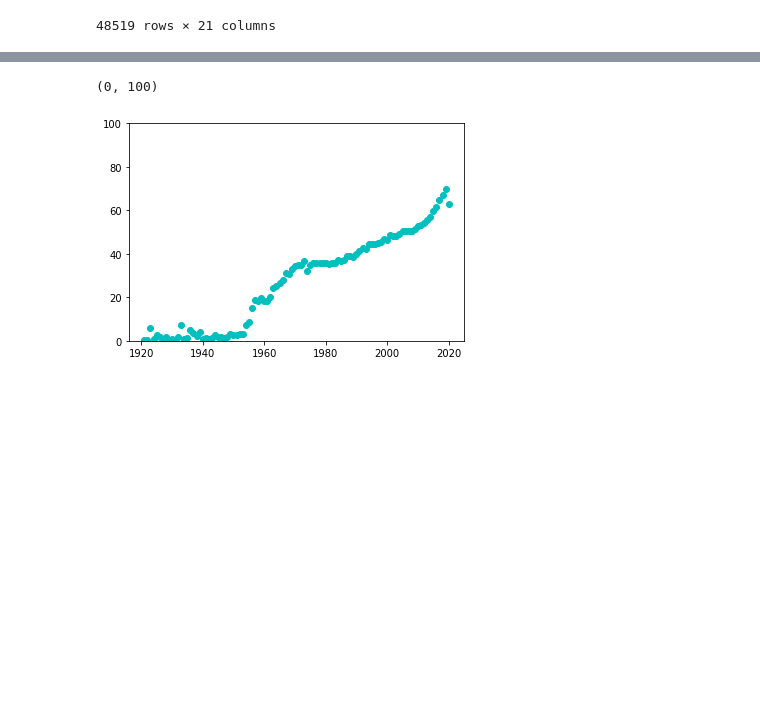
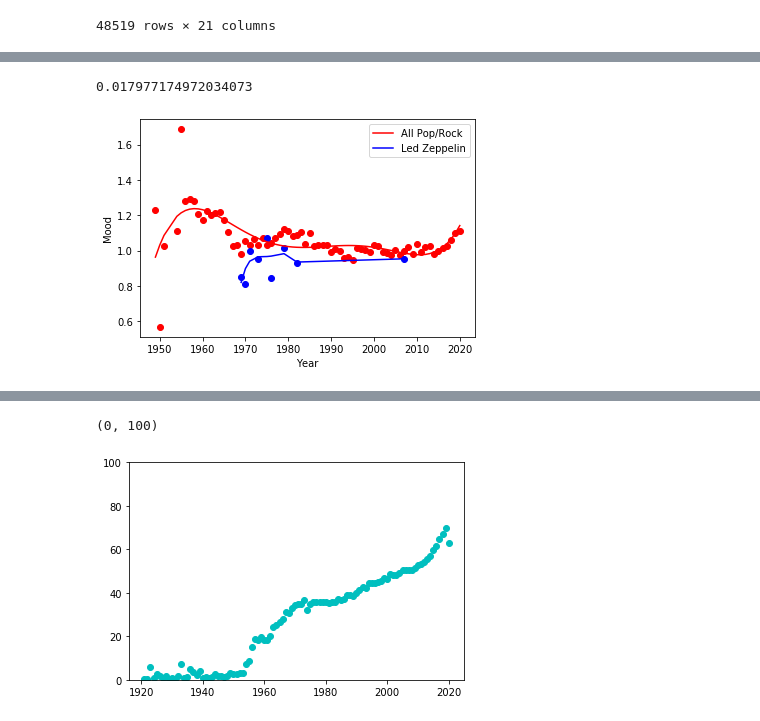
Before and after one commit to Wichaelian/ICM-2021, a Jupyter notebook: 2021_ICM_Problem_D_Data/Bullet 6.ipynb, the cells around one changed output, grey strips where cells are left out. Saved outputs shown, nothing was run; the diff lists cells and outputs as text; code cells hidden in the pictures; blank space fills up the shorter version.

```diff
--- a/2021_ICM_Problem_D_Data/Bullet 6.ipynb
+++ b/2021_ICM_Problem_D_Data/Bullet 6.ipynb
@@ -320,7 +320,7 @@ def importancetoPR(name):
         diff += (val - ns['mood'][count]) ** 2
     if diff == 0:
         return 0
-    return diff/len(prMeans)
+    return diff/len(ns)
 # %%
 #Influential Pop/Rock artists sorted by ascending mood diffrential
 prArtistsDF = artists[artists['artist_name'].isin(prArtists)]
@@ -346,0 +364,5 @@ See the caveats in the documentation: http://pandas.pydata.org/pandas-docs/stabl
+# %%
+importancetoPR('Led Zeppelin')
+# %% [output]
+0.017977174972034073
+[figure, added]
```
Also changed, not shown: parts of 9 cells of this notebook.
